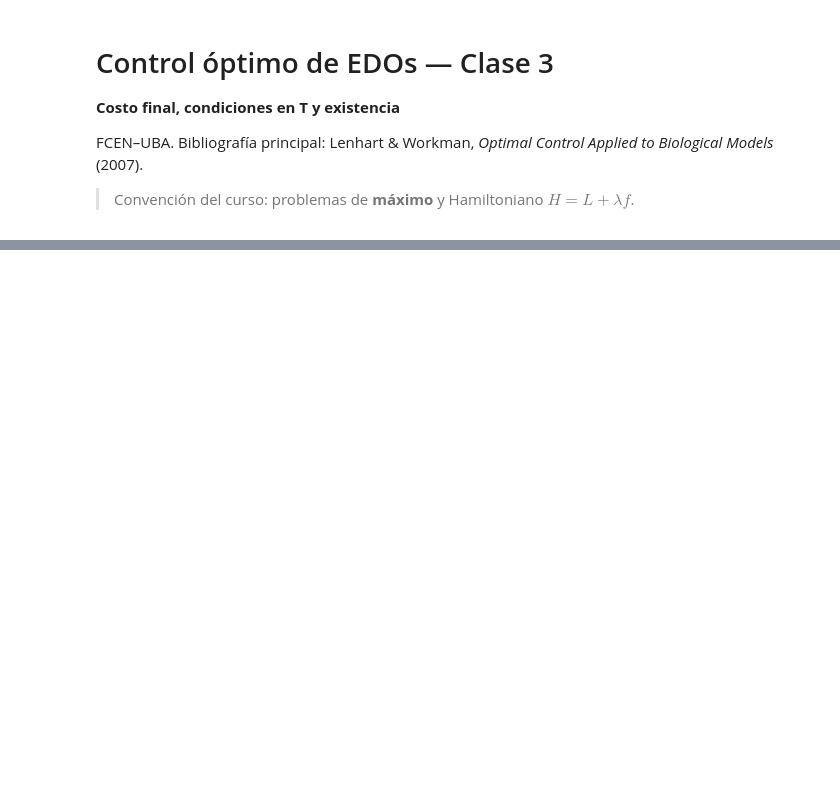
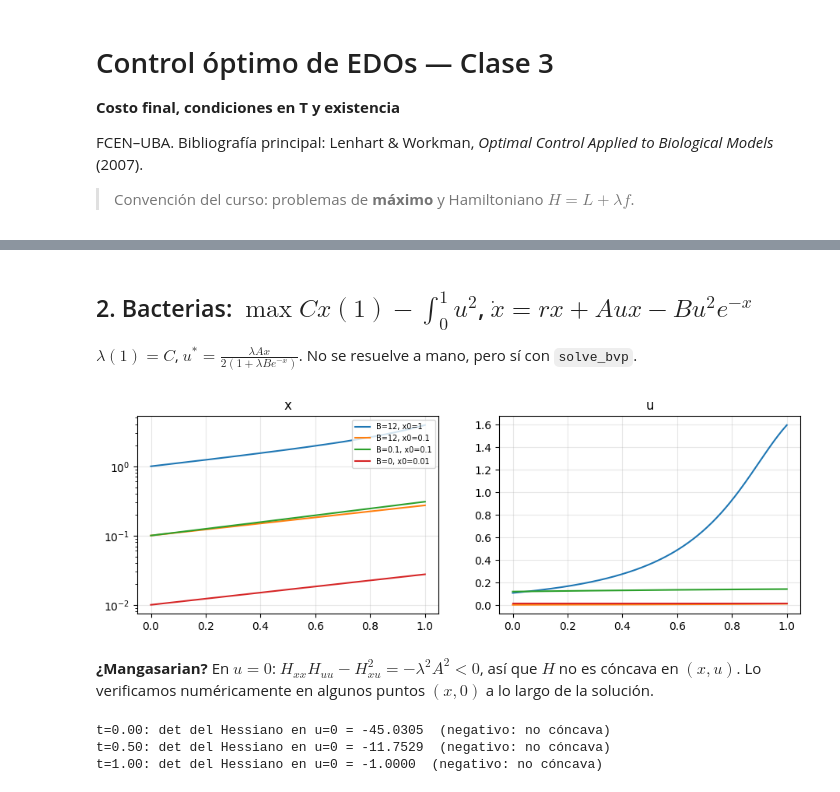
Before and after one commit to csfvega-arg/Colabs-materia-control, a Jupyter notebook: clase03.ipynb, the cells around one changed output, grey strips where cells are left out. Cells and saved outputs as stored; diff of their text form; code cells hidden in the pictures; blank space fills up the shorter version.

```diff
--- a/clase03.ipynb
+++ b/clase03.ipynb
@@ -105,7 +7,0 @@ $\min\int_0^1 x^2+(1-u^2)^2$, $\dot x=u$, $|u|\le1$, con $u_k=\pm1$ alternando c
-# %%
-t = np.linspace(0, 1, 200001)
-for k in [1, 2, 4, 8, 16, 32]:
-    u = np.where(np.floor(2*k*t) % 2 == 0, 1.0, -1.0)
-    x = np.concatenate([[0], np.cumsum(0.5*(u[1:] + u[:-1])*np.diff(t))])
-    J = integral(x**2 + (1 - u**2)**2, t)
-    print(f'k={k:3d}  J(u_k)={J:.3e}   1/(12k^2)={1/(12*k**2):.3e}')
@@ -140,4 +7,0 @@ ax[0].set_yscale('log'); ax[0].set_title('x'); ax[1].set_title('u'); ax[1].legen
-# %%
-r, A, C, x0, T = 1, 1, 1, 0.01, 1
-u_const = brentq(lambda u: u - A*C*x0/2*np.exp((r + A*u)*T), 0, 1)
-print('u constante (ecuación):', u_const)
@@ -149,0 +25,13 @@ u constante (ecuación): 0.013779995065578029
+# %%
+al, T, x0 = 0.5, 2.0, 2.0
+sistema = lambda t, y: np.vstack([al*y[0] + y[1]/2, -al*y[1]])     # (x, lambda), u = -lambda/2
+bordes = lambda ya, yb: np.array([ya[0] - x0, yb[1] + 1])          # x(0)=x0, lambda(T)=-1
+t = np.linspace(0, T, 40)
+sol = solve_bvp(sistema, bordes, t, np.zeros((2, t.size)))
+tt = np.linspace(0, T, 300); x, lam = sol.sol(tt); u = -lam/2
+x_ex = x0*np.exp(al*tt) + np.exp(al*T)*(np.exp(-al*tt) - np.exp(al*tt))/(4*al)
+plt.plot(tt, x, label='x (bvp)'); plt.plot(tt, x_ex, 'k:', label='x exacta')
+plt.plot(tt, u, label='u (bvp)'); plt.plot(tt, np.exp(al*(T - tt))/2, 'k--', label='u exacta')
+plt.legend(); plt.show()
+H = -u**2 + lam*(al*x - u)
+print('H min/max:', H.min(), H.max(), '  teoría:', np.exp(2*al*T)/4 - al*x0*np.exp(al*T))
@@ -149,0 +41,36 @@ u constante (ecuación): 0.013779995065578029
+# %% [markdown]
+## 2. Bacterias: $\max Cx(1)-\int_0^1u^2$, $\dot x=rx+Aux-Bu^2e^{-x}$
+$\lambda(1)=C$, $u^*=\frac{\lambda Ax}{2(1+\lambda Be^{-x})}$. No se resuelve a mano, pero sí con `solve_bvp`.
+# %%
+def bacterias(r, A, B, C, x0, T=1.0):
+    def F(t, y):
+        x, l = y
+        u = l*A*x/(2*(1 + l*B*np.exp(-x)))
+        return np.vstack([r*x + A*u*x - B*u**2*np.exp(-x), -l*(r + A*u + B*u**2*np.exp(-x))])
+    tb = np.linspace(0, T, 50)
+    s = solve_bvp(F, lambda ya, yb: np.array([ya[0] - x0, yb[1] - C]), tb,
+                  np.vstack([np.full(50, x0), np.full(50, C)]), tol=1e-8)
+    tt = np.linspace(0, T, 300); x, l = s.sol(tt)
+    return tt, x, l, l*A*x/(2*(1 + l*B*np.exp(-x)))
+
+fig, ax = plt.subplots(1, 2, figsize=(11, 3.3))
+for (r, A, B, C, x0) in [(1, 1, 12, 1, 1), (1, 1, 12, 1, 0.1), (1, 1, 0.1, 1, 0.1), (1, 1, 0, 1, 0.01)]:
+    tt, x, l, u = bacterias(r, A, B, C, x0)
+    ax[0].plot(tt, x, label=f'B={B}, x0={x0}'); ax[1].plot(tt, u)
+ax[0].set_yscale('log'); ax[0].legend(fontsize=7); ax[0].set_title('x'); ax[1].set_title('u'); plt.show()
+# %% [output]
+[figure, added]
+# %% [markdown]
+**¿Mangasarian?** En $u=0$: $H_{xx}H_{uu}-H_{xu}^2=-\lambda^2A^2<0$, así que $H$ no es cóncava en $(x,u)$.
+Lo verificamos numéricamente en algunos puntos $(x,0)$ a lo largo de la solución.
+# %%
+r, A, B = 1, 1, 12
+tt, x, l, u = bacterias(r, A, B, 1, 1)
+for k in [0, 150, 299]:
+    lam_k, xk, uu = l[k], x[k], 0.0
+    Hxx = -lam_k*B*uu**2*np.exp(-xk); Huu = -2 - 2*lam_k*B*np.exp(-xk); Hxu = lam_k*(A + 2*B*uu*np.exp(-xk))
+    print(f't={tt[k]:.2f}: det del Hessiano en u=0 = {Hxx*Huu - Hxu**2:.4f}  (negativo: no cóncava)')
+# %% [output]
+t=0.00: det del Hessiano en u=0 = -45.0305  (negativo: no cóncava)
+t=0.50: det del Hessiano en u=0 = -11.7529  (negativo: no cóncava)
+t=1.00: det del Hessiano en u=0 = -1.0000  (negativo: no cóncava)
```
Also changed, not shown: parts of 34 cells of this notebook.
